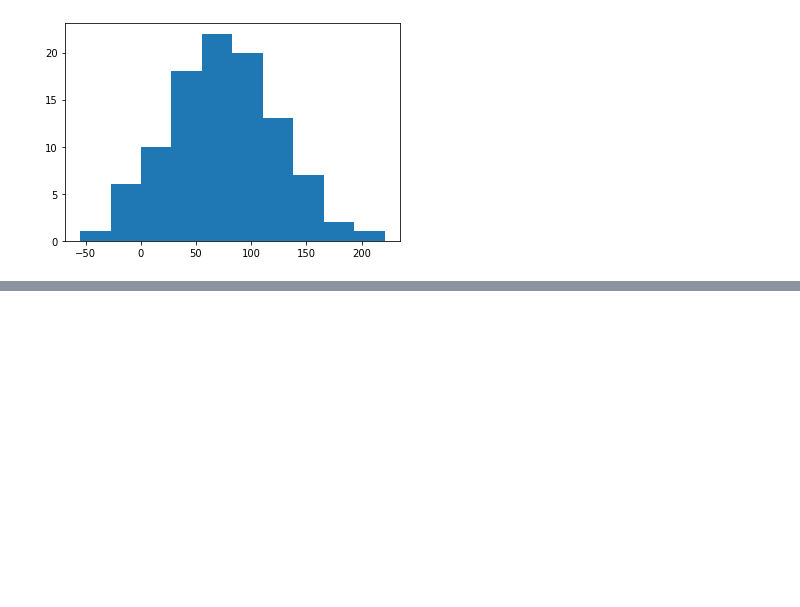
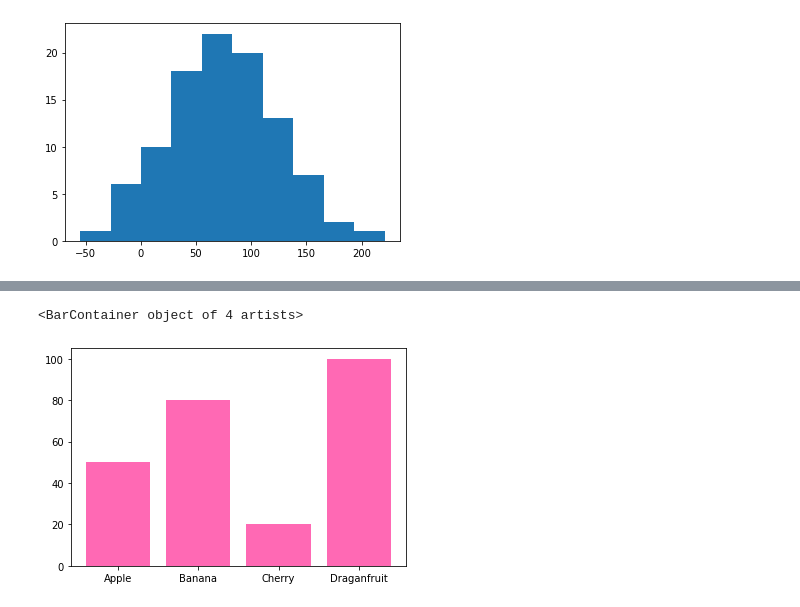
Before and after one commit to VU21CSEN0100037/PYTHON, a Jupyter notebook: Mathplot_PROGRAMS.ipynb, the cells around one changed output, grey strips where cells are left out. Cells and saved outputs as stored; diff of their text form; code cells hidden in the pictures; blank space fills up the shorter version.

```diff
--- a/Mathplot_PROGRAMS.ipynb
+++ b/Mathplot_PROGRAMS.ipynb
@@ -41,0 +71,9 @@ plt.show()
+# %%
+import matplotlib.pyplot as plt
+import numpy as np
+fruits = np.array(["Apple", "Banana", "Cherry", "Draganfruit"])
+price = np.array([50,80,20,100])
+plt.bar(fruits, price, color = "hotpink")
+# %% [output]
+<BarContainer object of 4 artists>
+[figure, added]
```
Also changed, not shown: parts of 7 cells of this notebook.
